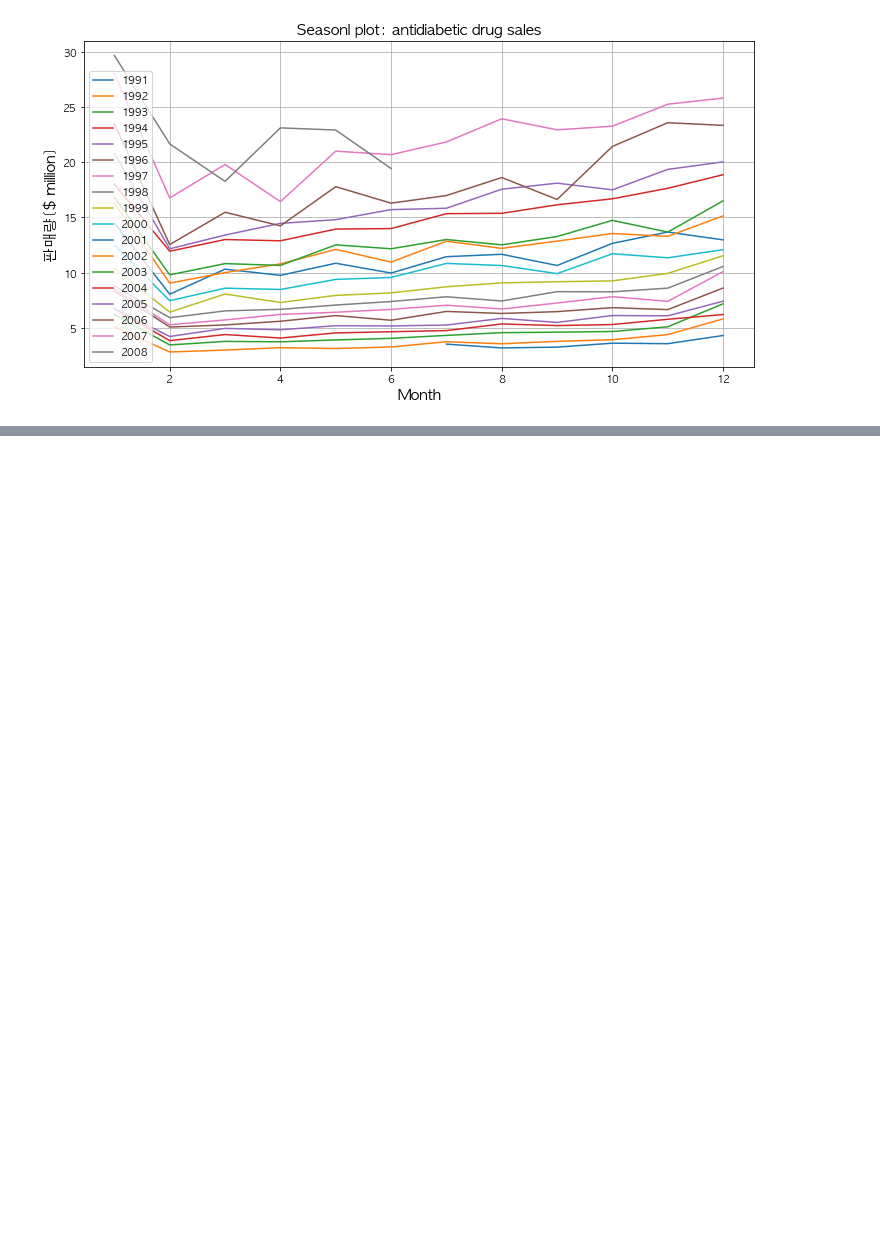
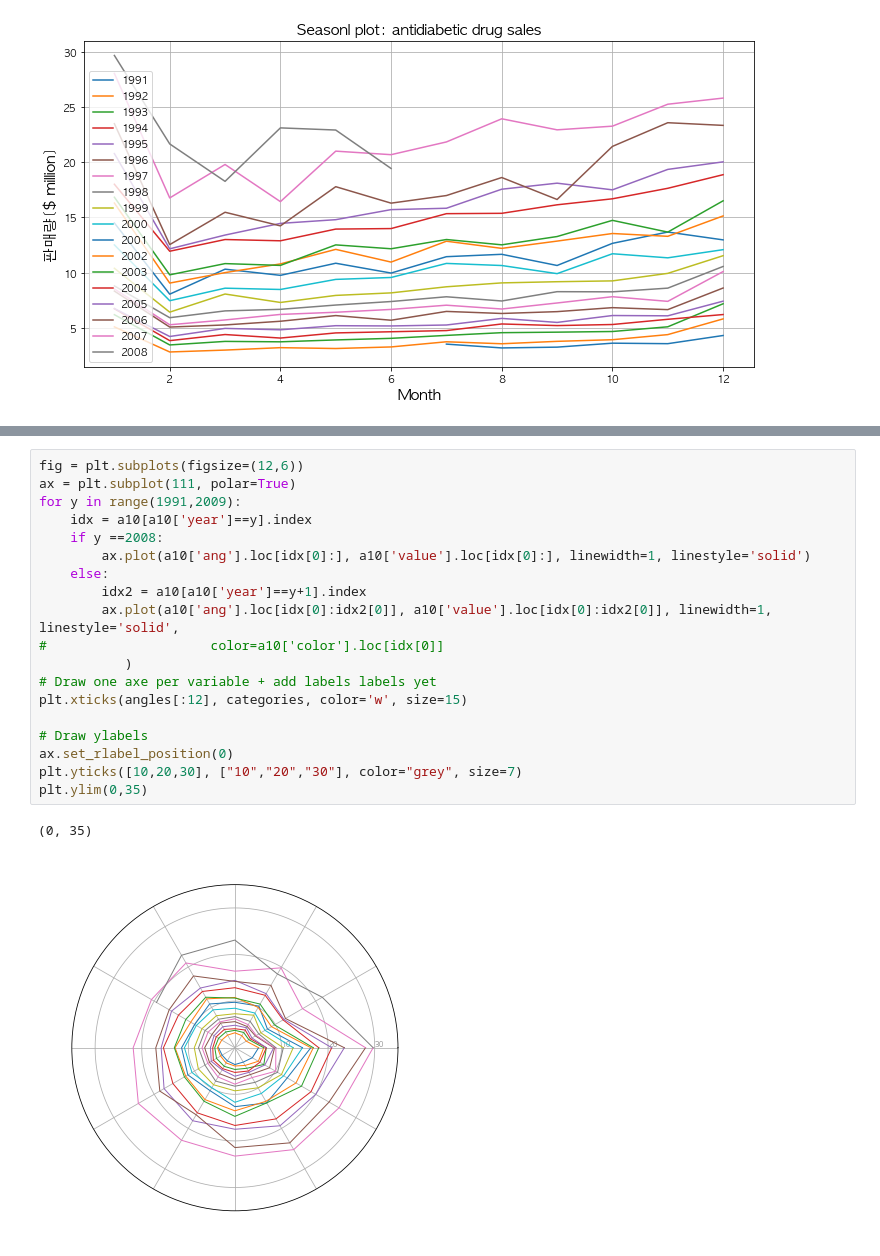
Before and after one commit to yunypark/fpp, a Jupyter notebook: ch2_Time_series_graphics.ipynb, the cells around one changed output, grey strips where cells are left out. Drawn from its saved outputs; the diff is of its cells as text; blank space fills up the shorter version.

```diff
--- a/ch2_Time_series_graphics.ipynb
+++ b/ch2_Time_series_graphics.ipynb
@@ -211,0 +306,22 @@ ax.fill(angles, values, 'b', alpha=0.1)
+# %%
+fig = plt.subplots(figsize=(12,6))
+ax = plt.subplot(111, polar=True)
+for y in range(1991,2009):
+    idx = a10[a10['year']==y].index
+    if y ==2008:
+        ax.plot(a10['ang'].loc[idx[0]:], a10['value'].loc[idx[0]:], linewidth=1, linestyle='solid')
+    else:
+        idx2 = a10[a10['year']==y+1].index
+        ax.plot(a10['ang'].loc[idx[0]:idx2[0]], a10['value'].loc[idx[0]:idx2[0]], linewidth=1, linestyle='solid',
+#                     color=a10['color'].loc[idx[0]]
+           )
+# Draw one axe per variable + add labels labels yet
+plt.xticks(angles[:12], categories, color='w', size=15)
+
+# Draw ylabels
+ax.set_rlabel_position(0)
+plt.yticks([10,20,30], ["10","20","30"], color="grey", size=7)
+plt.ylim(0,35)
+# %% [output]
+(0, 35)
+[figure, added]
```
Also changed, not shown: parts of 11 cells of this notebook.
